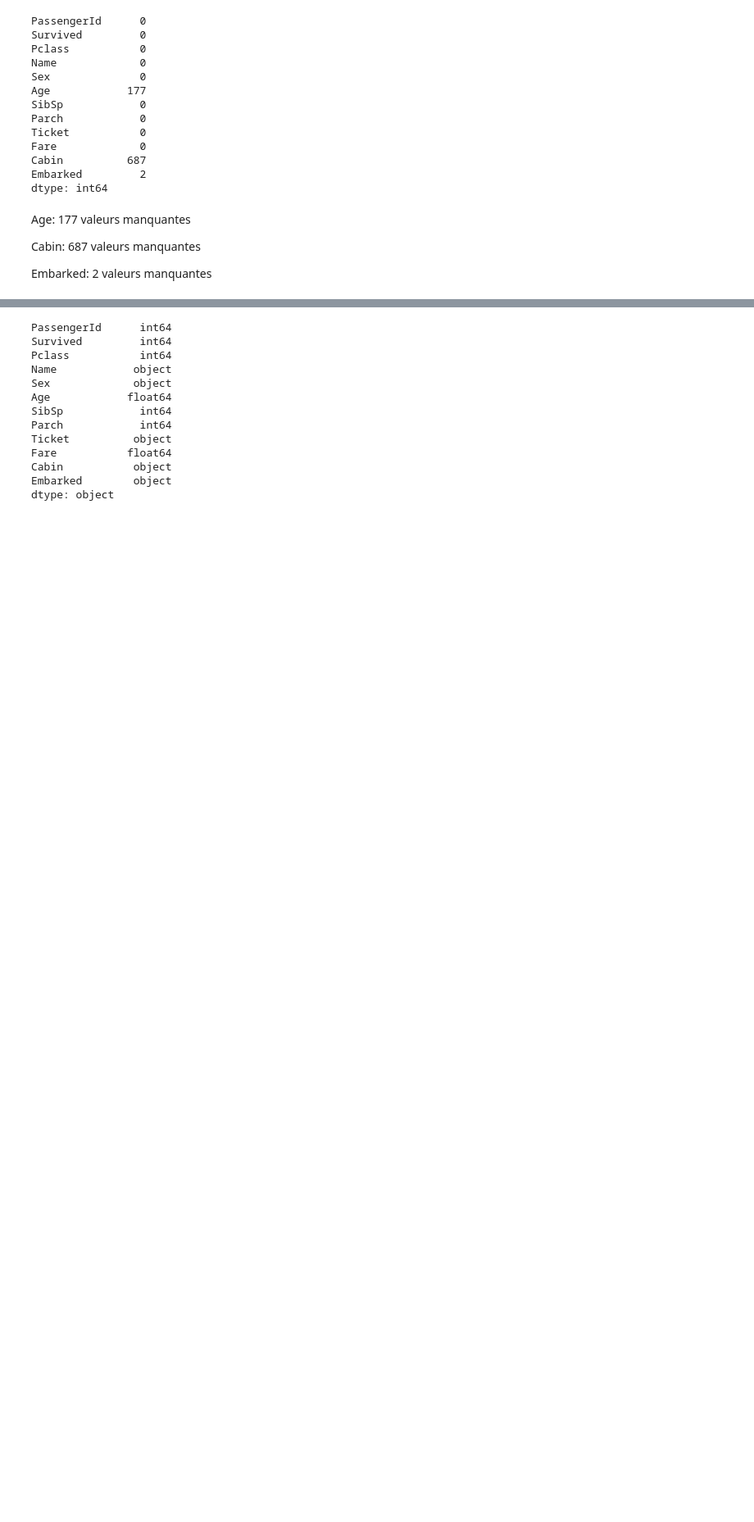
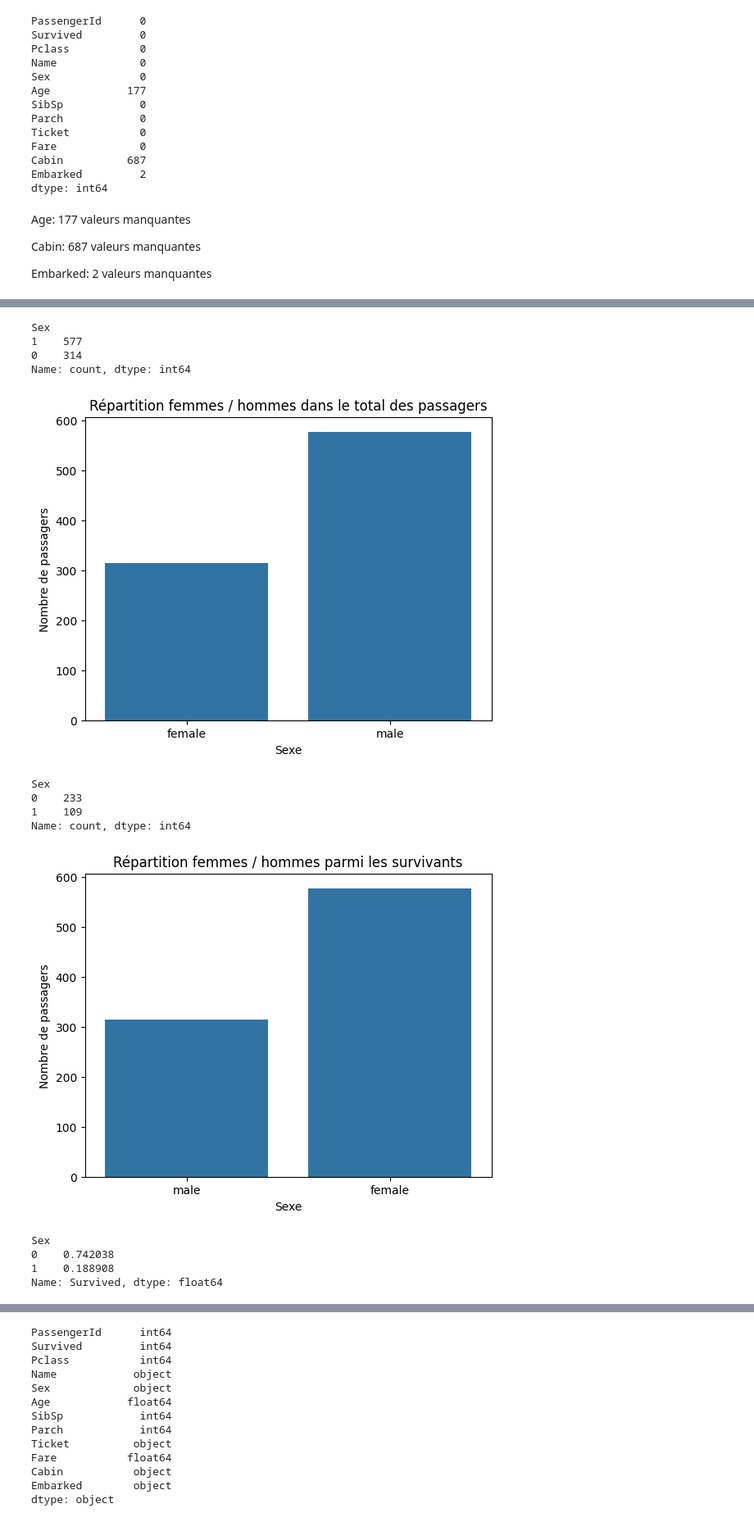
Before and after one commit to emese007/projet_titanic_emese, a Jupyter notebook: titanicM.ipynb, the cells around one changed output, grey strips where cells are left out. Shown at 82% size. Drawn from its saved outputs; the diff is of its cells as text; code cells hidden in the pictures; blank space fills up the shorter version.

```diff
--- a/titanicM.ipynb
+++ b/titanicM.ipynb
@@ -223,0 +91,7 @@ Vérifier les types de données
+# %%
+from sklearn.preprocessing import LabelEncoder
+
+train["Sex"] = train["Sex"].map({"male": 1, "female": 0})
+train["Embarked"] = train["Embarked"].map({"S": 0, "C": 1, "Q": 2})
+
+train.head()
@@ -223,0 +205,50 @@ Vérifier les types de données
+# %%
+tous_by_sex = train['Sex'].value_counts()
+print(tous_by_sex)
+
+sns.countplot(x='Sex', data=train)
+plt.title("Répartition femmes / hommes dans le total des passagers")
+plt.xlabel("Sexe")
+plt.ylabel("Nombre de passagers")
+plt.xticks(ticks=[0,1], labels=['female', 'male'])
+plt.show()
+
+survived_by_sex = train[train['Survived'] == 1]['Sex'].value_counts()
+print(survived_by_sex)
+
+sns.countplot(x='Sex', data=train)
+plt.title("Répartition femmes / hommes parmi les survivants")
+plt.xlabel("Sexe")
+plt.ylabel("Nombre de passagers")
+plt.xticks(ticks=[0,1], labels=['male', 'female'])
+plt.show()
+
+#Taux de survie
+survival_rate_by_sex = train.groupby('Sex')['Survived'].mean()
+print(survival_rate_by_sex)
+
+survival_rate_by_sex.plot(kind='bar')
+plt.title("Taux de survie par sexe")
+plt.xlabel("Taux de survie")
+plt.ylabel("Sexe")
+plt.xticks(rotation=0)
+plt.ylim(0,1)
+plt.xticks(ticks=[0,1], labels=['female', 'male'])
+plt.show()
+
+#Taux de survie entre les sexes
+# %% [output]
+Sex
+1    577
+0    314
+Name: count, dtype: int64
+[figure, added]
+Sex
+0    233
+1    109
+Name: count, dtype: int64
+[figure, added]
+Sex
+0    0.742038
+1    0.188908
+Name: Survived, dtype: float64
```
Also changed, not shown: parts of 79 cells of this notebook, 2 other files.
